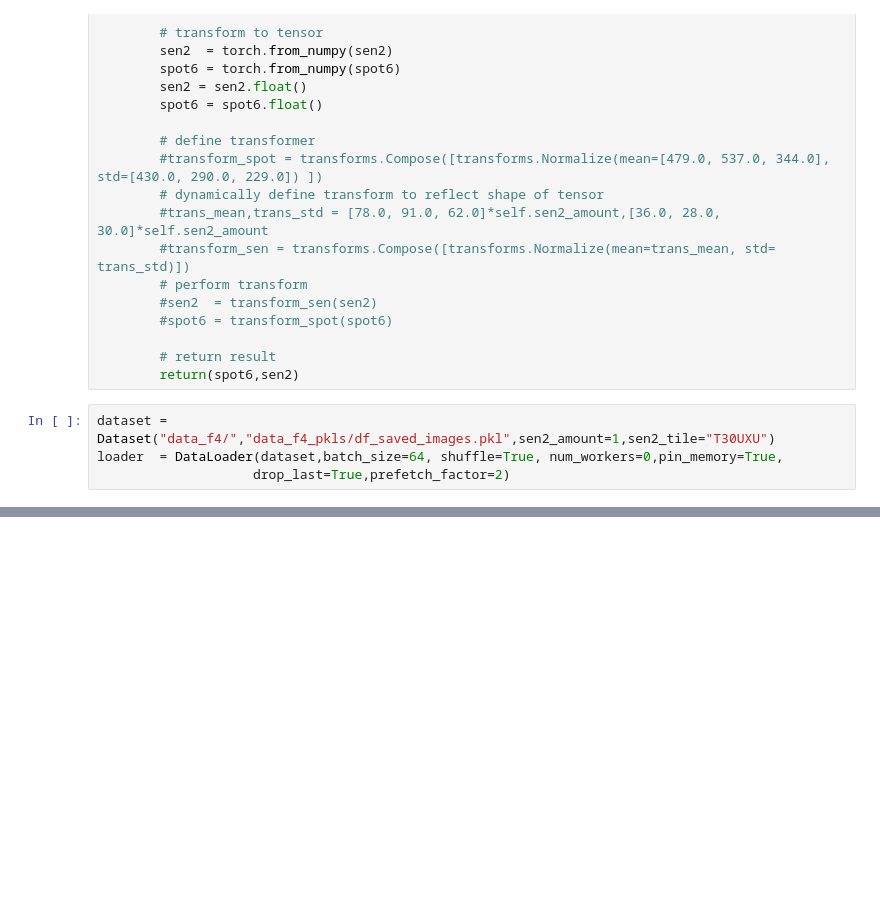
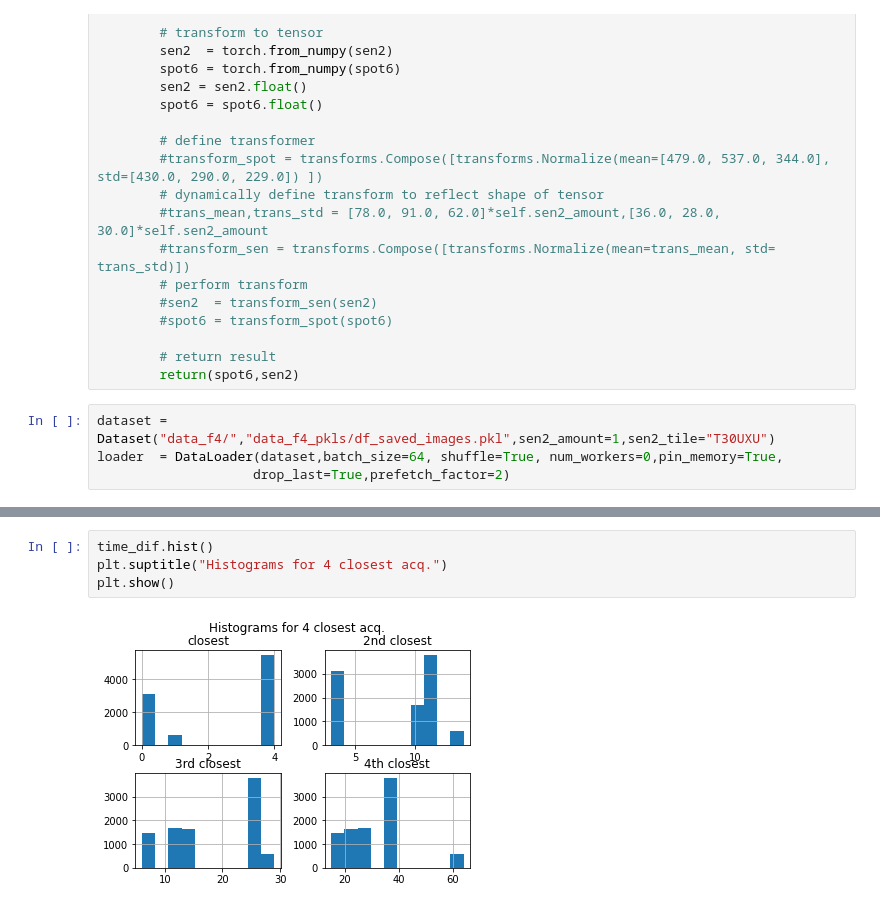
Before and after one commit to simon-donike/super-resolution, a Jupyter notebook: testing/dataloader_f4.ipynb, the cells around one changed output, grey strips where cells are left out. Drawn from its saved outputs; the diff is of its cells as text; blank space fills up the shorter version.

```diff
--- a/testing/dataloader_f4.ipynb
+++ b/testing/dataloader_f4.ipynb
@@ -199,0 +211,6 @@ dataset.__getitem__(1005)
+# %%
+time_dif.hist()
+plt.suptitle("Histograms for 4 closest acq.")
+plt.show()
+# %% [output]
+[figure, added]
```
Also changed, not shown: parts of 5 cells of this notebook.
